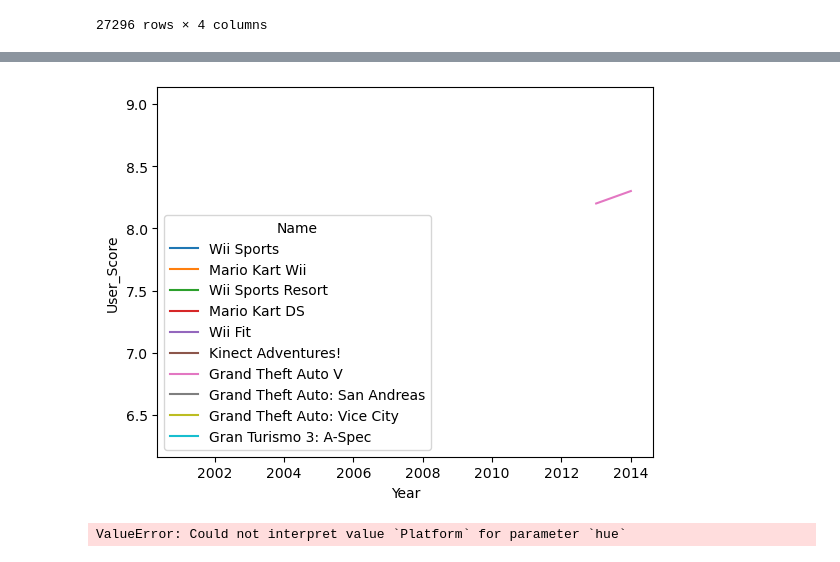
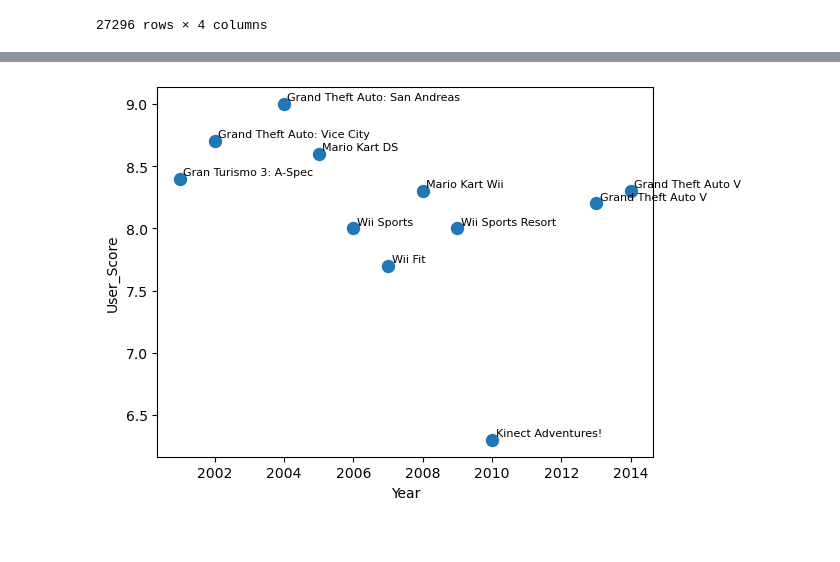
Before and after one commit to YanaStefanovich/EDA-Video-Game-Sales, a Jupyter notebook: Games.ipynb, the cells around one changed output, grey strips where cells are left out. Saved outputs shown, nothing was run; the diff lists cells and outputs as text; code cells hidden in the pictures.

```diff
--- a/Games.ipynb
+++ b/Games.ipynb
@@ -474,14 +462,7 @@ user_sales_max
-# %%
-ax = sns.lineplot(data=user_sales_max, x="Year", y="User_Score", hue = 'Name')
-# %% [output]
-[figure, removed]
 # %%
 plot_df = user_sales_max.sort_values('Year')
-sns.scatterplot(
-    data=plot_df, x='Year', y='User_Score',
-    size='Global', sizes=(60,300), hue='Platform',  # or hue='Name'
-    alpha=0.9
-)
-plt.legend(bbox_to_anchor=(1.02,1), loc='upper left')
+ax = sns.scatterplot(data=plot_df, x='Year', y='User_Score', s=110, color='tab:blue')
+for _, r in plot_df.iterrows():
+    ax.text(r['Year']+0.1, r['User_Score']+0.03, r['Name'], fontsize=8)
 # %% [output]
-ValueError: Could not interpret value `Platform` for parameter `hue`
+[figure, added]
```
Also changed, not shown: parts of 10 cells of this notebook.
